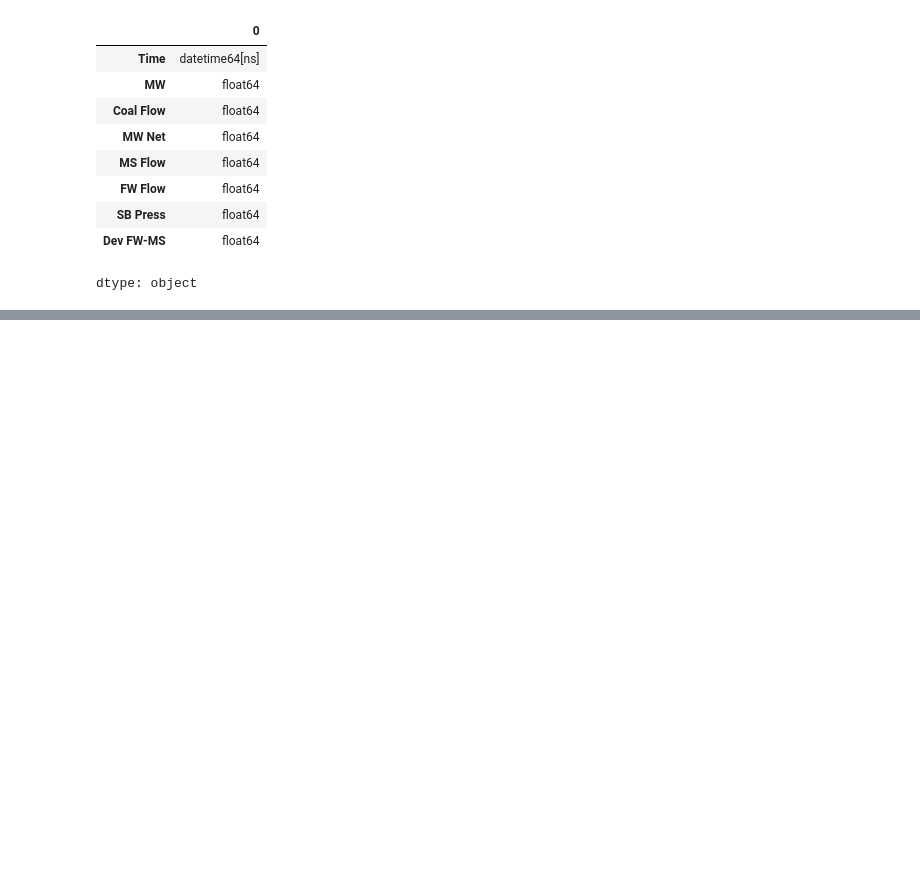
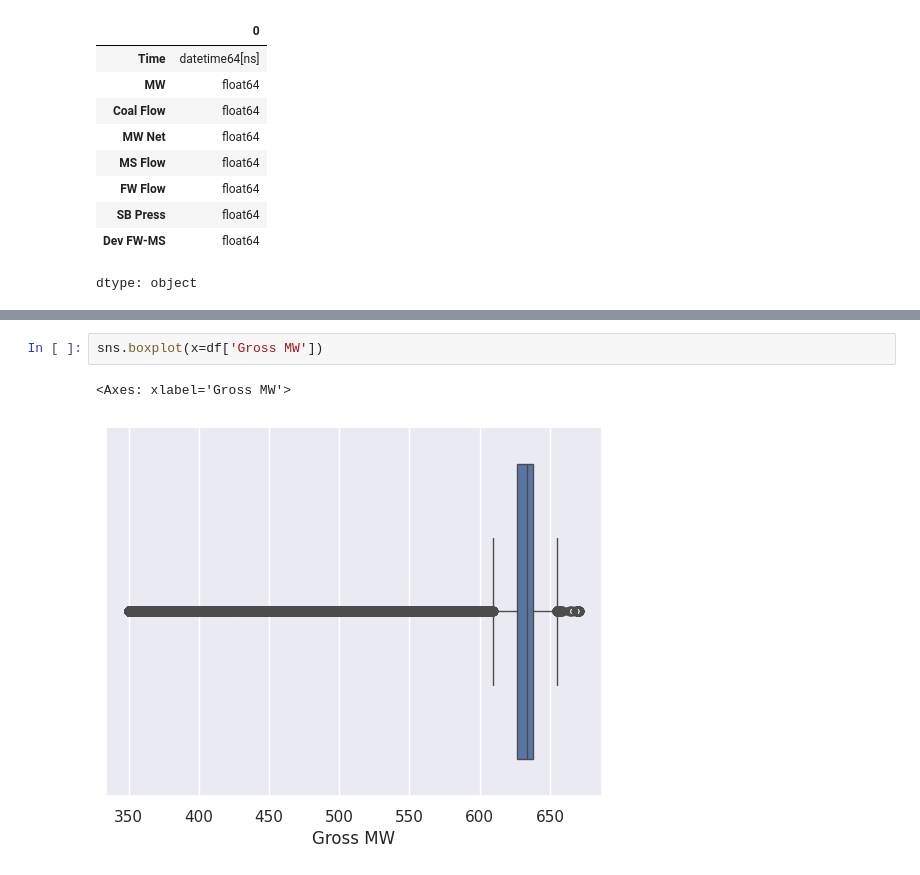
Before and after one commit to johanpowereng/belajar-machine-learning, a Jupyter notebook: Deviation_FW_MS_Flow.ipynb, the cells around one changed output, grey strips where cells are left out. Drawn from its saved outputs; the diff is of its cells as text; blank space fills up the shorter version.

```diff
--- a/Deviation_FW_MS_Flow.ipynb
+++ b/Deviation_FW_MS_Flow.ipynb
@@ -49,0 +113,5 @@ dtype: object
+# %%
+sns.boxplot(x=df['Gross MW'])
+# %% [output]
+<Axes: xlabel='Gross MW'>
+[figure, added]
```
Also changed, not shown: parts of 16 cells of this notebook.
